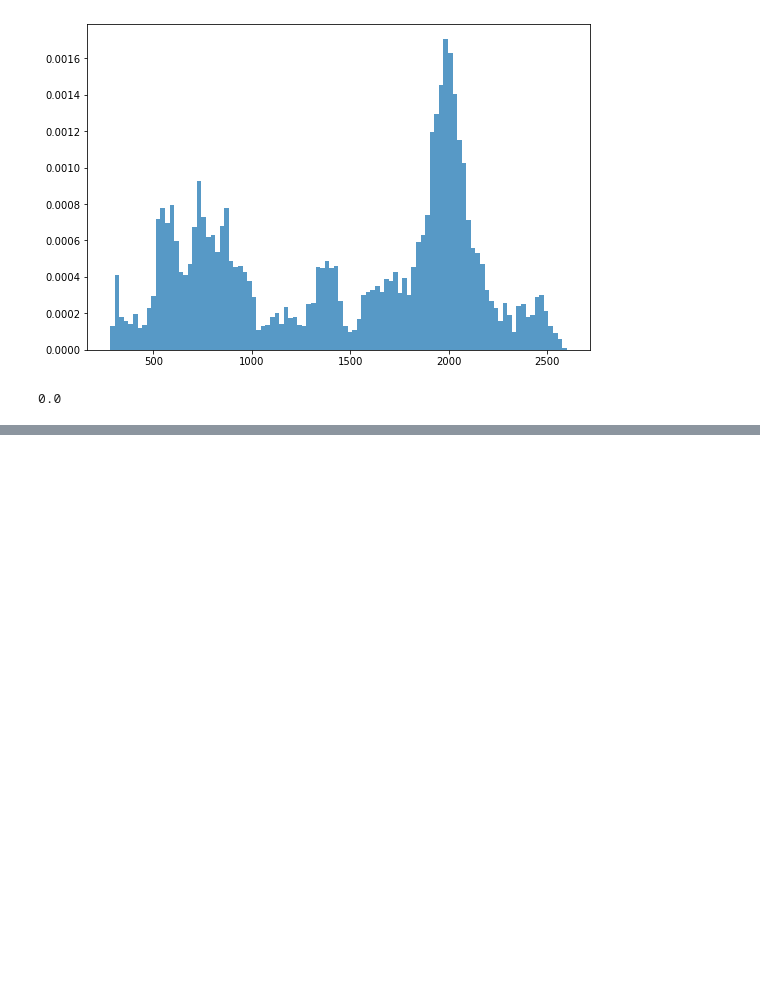
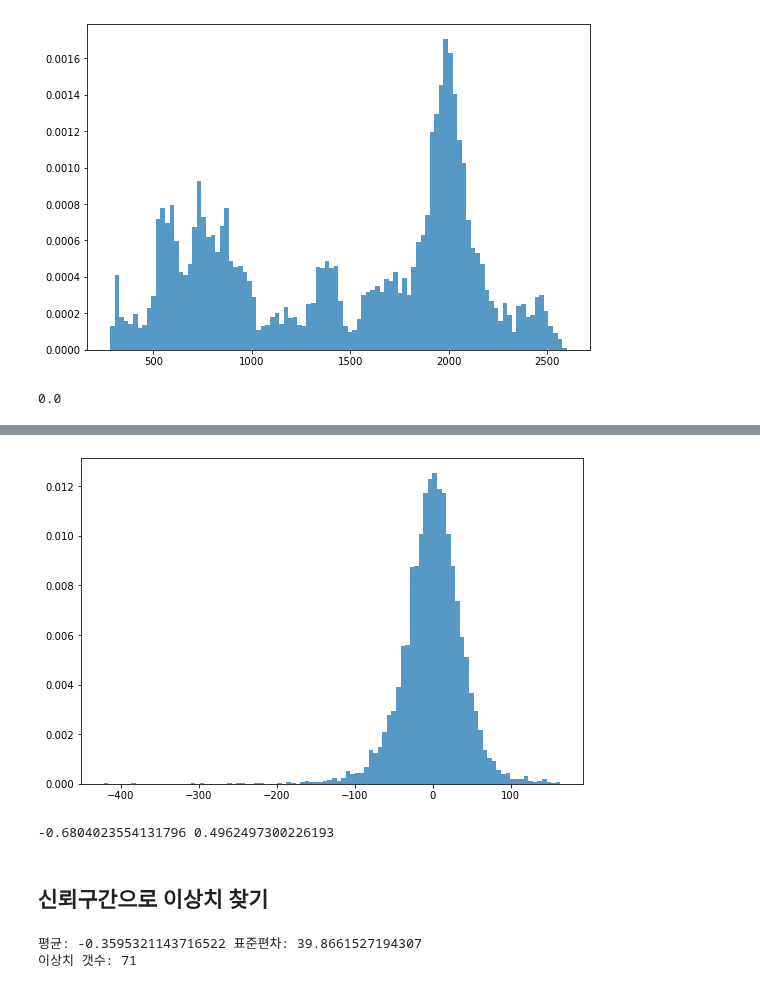
Before and after one commit to ittapa/AIFFEL-FILP-CODING, a Jupyter notebook: lms/01-EXPLORATION/E20-Anomaly_Detection/01-basic.ipynb, the cells around one changed output, grey strips where cells are left out. Drawn from its saved outputs; the diff is of its cells as text; code cells hidden in the pictures; blank space fills up the shorter version.

```diff
--- a/lms/01-EXPLORATION/E20-Anomaly_Detection/01-basic.ipynb
+++ b/lms/01-EXPLORATION/E20-Anomaly_Detection/01-basic.ipynb
@@ -163,0 +209,24 @@ print(p)
+# %%
+# residual graph
+fig, ax = plt.subplots(figsize=(9,6))
+_ = plt.hist(result.resid, 100, density=True, alpha=0.75)
+# %% [output]
+[figure, added]
+# %%
+r = result.resid.values
+st, p = ztest(r)
+print(st,p)
+# %% [output]
+-0.6804023554131796 0.4962497300226193
+# %% [markdown]
+## 신뢰구간으로 이상치 찾기
+# %%
+# 평균과 표준편차 출력
+mu, std = result.resid.mean(), result.resid.std()
+print("평균:", mu, "표준편차:", std)
+
+# 3-sigma(표준편차)를 기준으로 이상치 판단
+print("이상치 갯수:", len(result.resid[(result.resid>mu+3*std)|(result.resid<mu-3*std)]))
+# %% [output]
+평균: -0.3595321143716522 표준편차: 39.8661527194307
+이상치 갯수: 71
```
Also changed, not shown: parts of 49 cells of this notebook, 8 other files.
